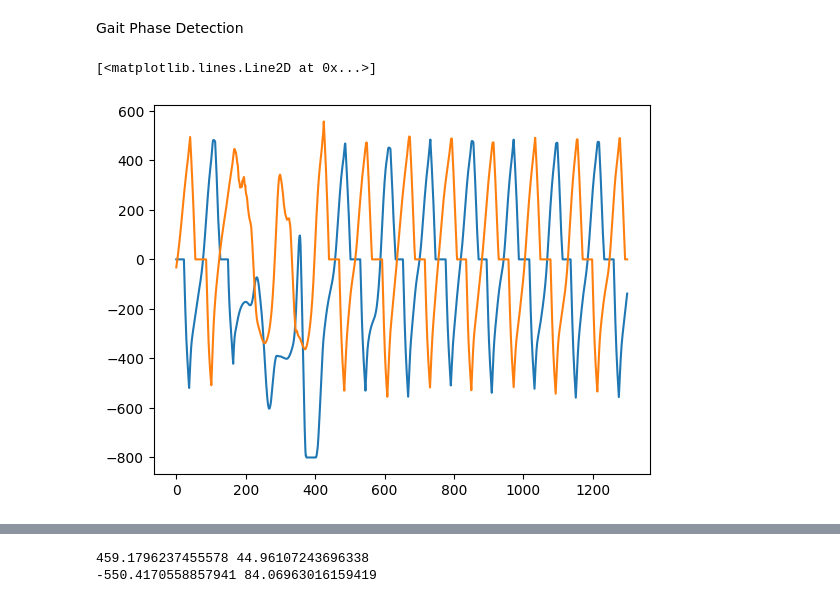
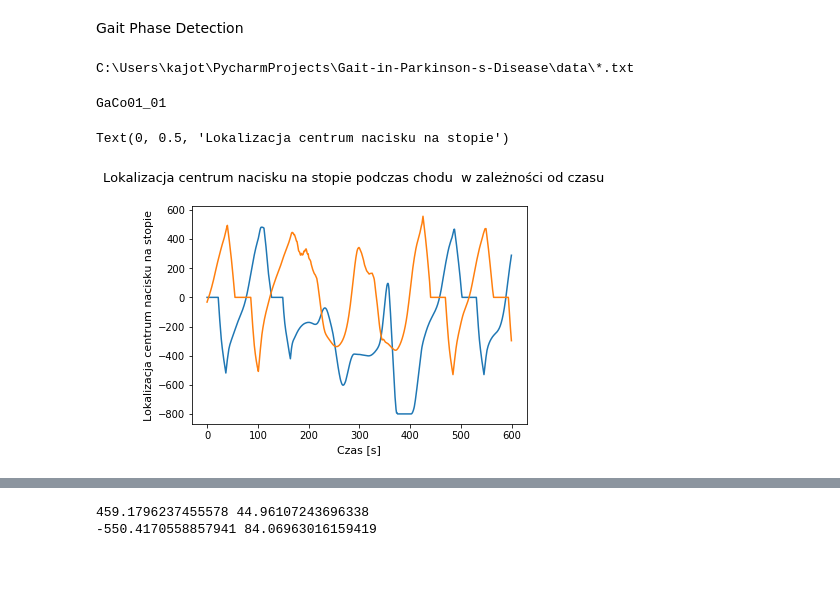
Before and after one commit to kjaw/Gait-in-Parkinson-s-Disease, a Jupyter notebook: main.ipynb, the cells around one changed output, grey strips where cells are left out. Drawn from its saved outputs; the diff is of its cells as text; code cells hidden in the pictures; blank space fills up the shorter version.

```diff
--- a/main.ipynb
+++ b/main.ipynb
@@ -117,8 +151,17 @@ def center_of_pressure_detection(file_name: pd.core.frame.DataFrame) -> Tuple[Li
 # %%
-y_COP_left, y_COP_right = center_of_pressure_detection(GaCo01_01)
+y_COP_left, y_COP_right,fileName = center_of_pressure_detection(0)
+# %% [output]
+C:\Users\kajot\PycharmProjects\Gait-in-Parkinson-s-Disease\data\*.txt
-# %%
-plt.plot(y_COP_left[2500:3800])
-plt.plot(y_COP_right[2500:3800])
-# %% [output]
-[<matplotlib.lines.Line2D at 0x...>]
-[figure, removed]
+# %%
+print(fileName)
+# %% [output]
+GaCo01_01
+# %%
+plt.plot(y_COP_left[2500:3100])
+plt.plot(y_COP_right[2500:3100])
+plt.suptitle('Lokalizacja centrum nacisku na stopie podczas chodu  w zależności od czasu', size=13, y=1)
+plt.xlabel("Czas [s]", fontdict={'fontsize': 11})
+plt.ylabel("Lokalizacja centrum nacisku na stopie", fontdict={'fontsize': 11})
+# %% [output]
+Text(0, 0.5, 'Lokalizacja centrum nacisku na stopie')
+[figure, added]
```
Also changed, not shown: parts of 28 cells of this notebook.
